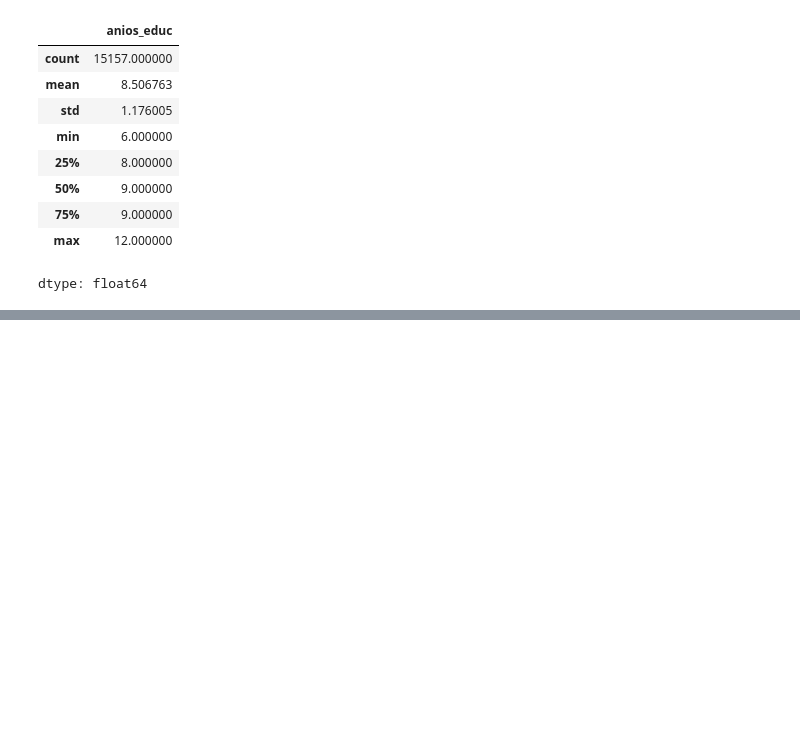
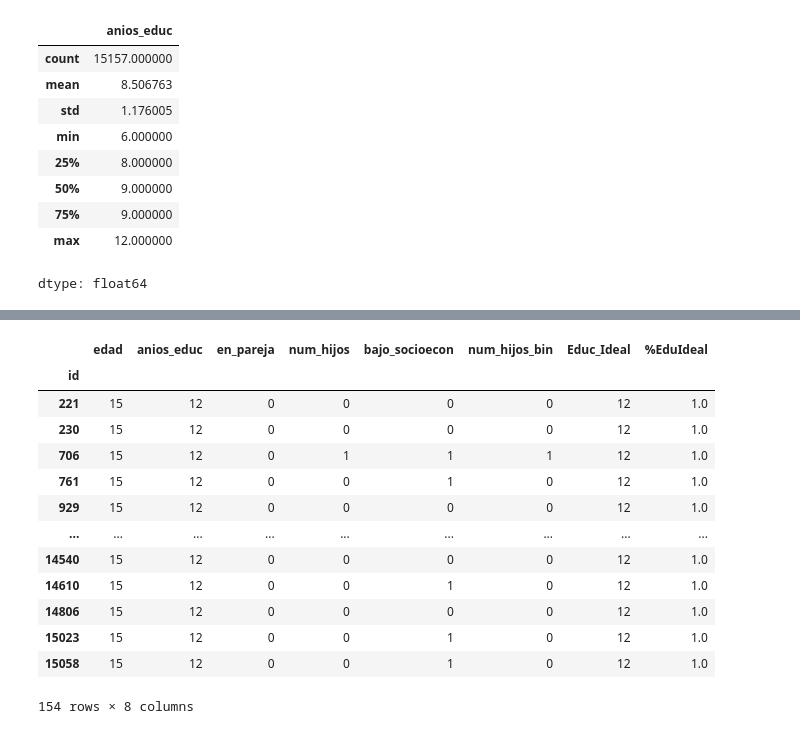
Before and after one commit to gabipalacios/Python, a Jupyter notebook: TFPython2025.ipynb, the cells around one changed output, grey strips where cells are left out. Cells and saved outputs as stored; diff of their text form; code cells hidden in the pictures; blank space fills up the shorter version.

```diff
--- a/TFPython2025.ipynb
+++ b/TFPython2025.ipynb
@@ -275,0 +332,19 @@ df['IndiceEduc'] = df['anios_educ']/(df['edad']-3)
+# %%
+#Creamos un subset para indagar e interpretar el resultado
+registros_con_valor= df[df['%EduIdeal'] == 1]
+registros_con_valor
+# %% [output]
+|  | edad | anios_educ | en_pareja | num_hijos | bajo_socioecon | num_hijos_bin | Educ_Ideal | %EduIdeal |
+| id |  |  |  |  |  |  |  |  |
+| 221 | 15 | 12 | 0 | 0 | 0 | 0 | 12 | 1.0 |
+| 230 | 15 | 12 | 0 | 0 | 0 | 0 | 12 | 1.0 |
+| 706 | 15 | 12 | 0 | 1 | 1 | 1 | 12 | 1.0 |
+| 761 | 15 | 12 | 0 | 0 | 1 | 0 | 12 | 1.0 |
+| 929 | 15 | 12 | 0 | 0 | 0 | 0 | 12 | 1.0 |
+| ... | ... | ... | ... | ... | ... | ... | ... | ... |
+| 14540 | 15 | 12 | 0 | 0 | 0 | 0 | 12 | 1.0 |
+| 14610 | 15 | 12 | 0 | 0 | 1 | 0 | 12 | 1.0 |
+| 14806 | 15 | 12 | 0 | 0 | 0 | 0 | 12 | 1.0 |
+| 15023 | 15 | 12 | 0 | 0 | 1 | 0 | 12 | 1.0 |
+| 15058 | 15 | 12 | 0 | 0 | 1 | 0 | 12 | 1.0 |
+154 rows × 8 columns
```
Also changed, not shown: parts of 22 cells of this notebook.
